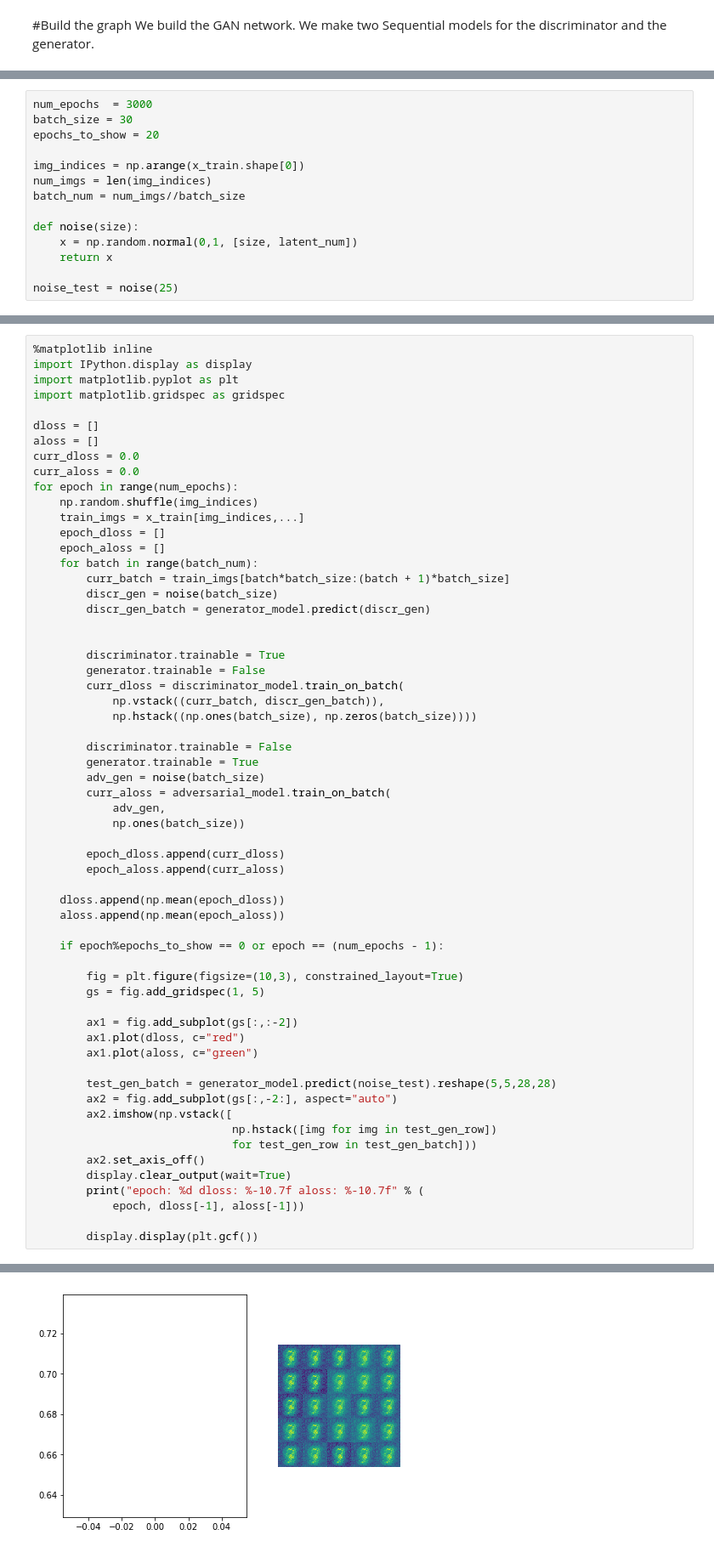
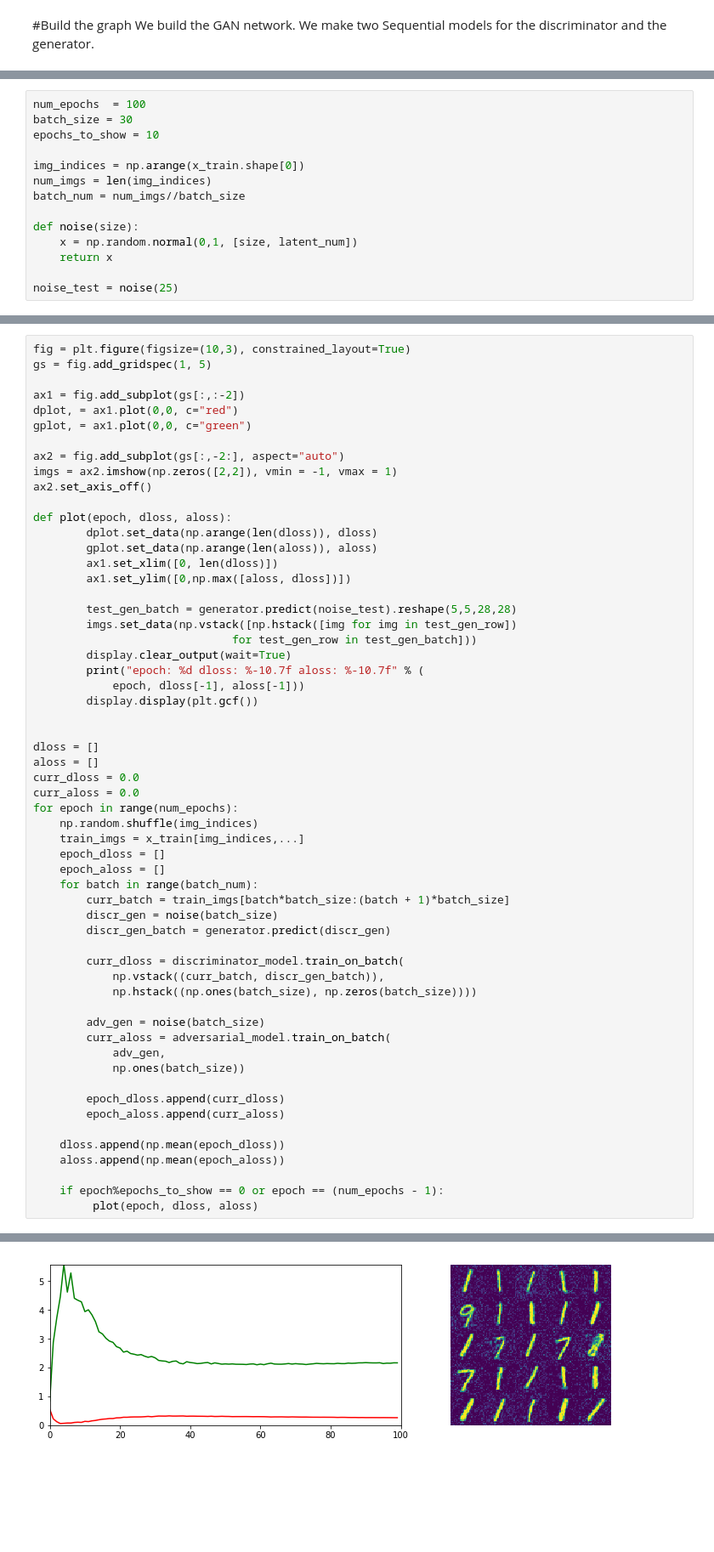
Before and after one commit to francesco-mannella/AdversarialWidhKeras, a Jupyter notebook: notebooks/GAN.ipynb, the cells around one changed output, grey strips where cells are left out. Shown at 85% size. Cells and saved outputs as stored; diff of their text form; blank space fills up the shorter version.

```diff
--- a/notebooks/GAN.ipynb
+++ b/notebooks/GAN.ipynb
@@ -128,7 +99,7 @@ _________________________________________________________________
 # %%
-num_epochs  = 3000
+num_epochs  = 100
 batch_size = 30
-epochs_to_show = 20
+epochs_to_show = 10
 
 img_indices = np.arange(x_train.shape[0])
 num_imgs = len(img_indices)
@@ -142,8 +118,29 @@ noise_test = noise(25)
 # %%
-%matplotlib inline
-import IPython.display as display
-import matplotlib.pyplot as plt
-import matplotlib.gridspec as gridspec
+fig = plt.figure(figsize=(10,3), constrained_layout=True)
+gs = fig.add_gridspec(1, 5)
+
+ax1 = fig.add_subplot(gs[:,:-2])
+dplot, = ax1.plot(0,0, c="red")
+gplot, = ax1.plot(0,0, c="green")
+
+ax2 = fig.add_subplot(gs[:,-2:], aspect="auto")
+imgs = ax2.imshow(np.zeros([2,2]), vmin = -1, vmax = 1)
+ax2.set_axis_off()
+
+def plot(epoch, dloss, aloss):
+        dplot.set_data(np.arange(len(dloss)), dloss)
+        gplot.set_data(np.arange(len(aloss)), aloss)
+        ax1.set_xlim([0, len(dloss)])
+        ax1.set_ylim([0,np.max([aloss, dloss])])
+
+        test_gen_batch = generator.predict(noise_test).reshape(5,5,28,28)
+        imgs.set_data(np.vstack([np.hstack([img for img in test_gen_row])
+                              for test_gen_row in test_gen_batch]))
+        display.clear_output(wait=True)
+        print("epoch: %d dloss: %-10.7f aloss: %-10.7f" % (
+            epoch, dloss[-1], aloss[-1]))
+        display.display(plt.gcf())
+
 
 dloss = []
 aloss = []
@@ -157,17 +154,12 @@ for epoch in range(num_epochs):
     for batch in range(batch_num):
         curr_batch = train_imgs[batch*batch_size:(batch + 1)*batch_size]
         discr_gen = noise(batch_size)
-        discr_gen_batch = generator_model.predict(discr_gen)
+        discr_gen_batch = generator.predict(discr_gen)
 
-
-        discriminator.trainable = True
-        generator.trainable = False
         curr_dloss = discriminator_model.train_on_batch(
             np.vstack((curr_batch, discr_gen_batch)),
             np.hstack((np.ones(batch_size), np.zeros(batch_size))))
 
-        discriminator.trainable = False
-        generator.trainable = True
         adv_gen = noise(batch_size)
         curr_aloss = adversarial_model.train_on_batch(
             adv_gen,
@@ -180,23 +172,5 @@ for epoch in range(num_epochs):
     aloss.append(np.mean(epoch_aloss))
 
     if epoch%epochs_to_show == 0 or epoch == (num_epochs - 1):
-
-        fig = plt.figure(figsize=(10,3), constrained_layout=True)
-        gs = fig.add_gridspec(1, 5)
-
-        ax1 = fig.add_subplot(gs[:,:-2])
-        ax1.plot(dloss, c="red")
-        ax1.plot(aloss, c="green")
-
-        test_gen_batch = generator_model.predict(noise_test).reshape(5,5,28,28)
-        ax2 = fig.add_subplot(gs[:,-2:], aspect="auto")
-        ax2.imshow(np.vstack([
-                              np.hstack([img for img in test_gen_row])
-                              for test_gen_row in test_gen_batch]))
-        ax2.set_axis_off()
-        display.clear_output(wait=True)
-        print("epoch: %d dloss: %-10.7f aloss: %-10.7f" % (
-            epoch, dloss[-1], aloss[-1]))
-
-        display.display(plt.gcf())
+         plot(epoch, dloss, aloss)
 # %% [output]
@@ -204 +178 @@ epoch: 0 dloss: 0.6341234  aloss: 0.7342281
-[figure, old version]
+[figure, new version]
```
Also changed, not shown: parts of 5 cells of this notebook.
